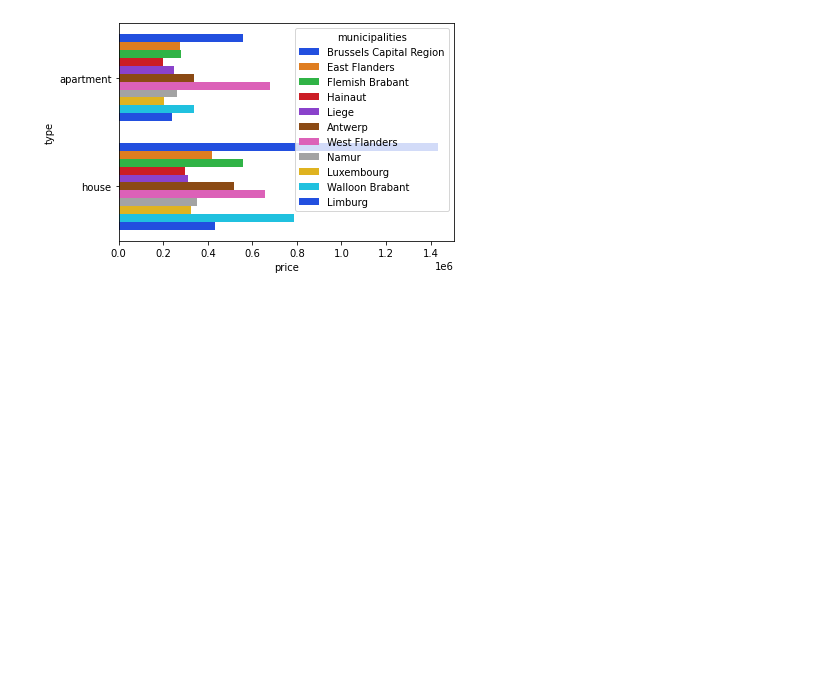
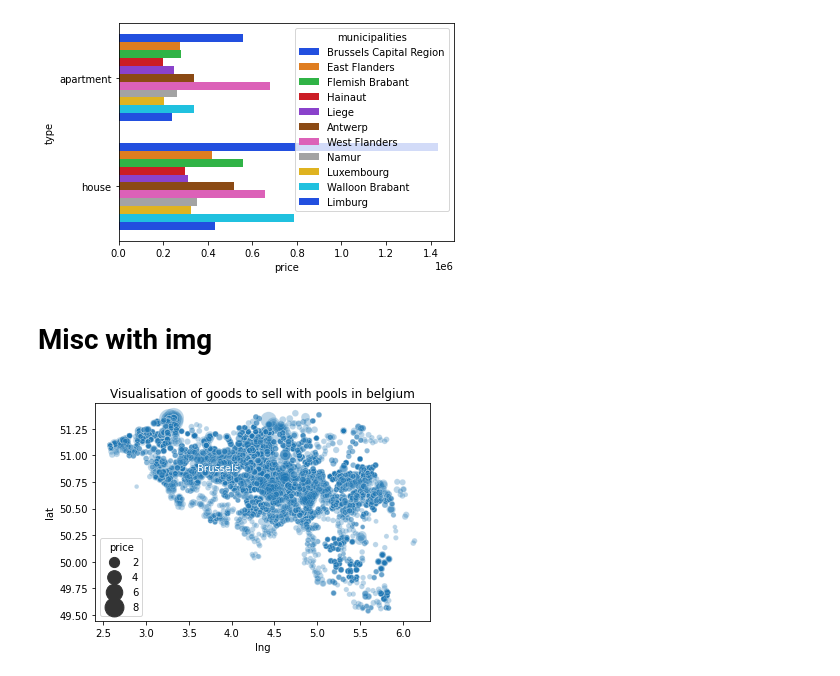
Before and after one commit to Ezamey/Data-Analysis, a Jupyter notebook: Step_2_Data_Analysis.ipynb, the cells around one changed output. Drawn from its saved outputs; the diff is of its cells as text; code cells hidden in the pictures; blank space fills up the shorter version.

```diff
--- a/Step_2_Data_Analysis.ipynb
+++ b/Step_2_Data_Analysis.ipynb
@@ -314,3 +317,14 @@ plt.savefig("plots/type_good_munip.jpg",dpi=200,bbox_inches='tight')
 plt.show()
 # %% [output]
 [figure]
+# %% [markdown]
+# Misc with img
+# %%
+sns.scatterplot(data=immo_one_hot,x="lng",y="lat",size="price",sizes=(20,420),alpha=0.3,legend="brief",palette="mako")
+plt.title('Visualisation of goods to sell with pools in belgium')
+#img = plt.imread("C:/Users/chris/OneDrive/Bureau/Data Analysis/plots/belgium.jpg")
+#plt.imshow(img,extent=[2.5,6.0,49.50,51.25])
+plt.annotate("Brussels", xy=(4.5, 50.75), xytext=(3.6, 50.85),color="White")
+plt.show()
+# %% [output]
+[figure, added]
```
Also changed, not shown: parts of 3 cells of this notebook, 2 other files.
